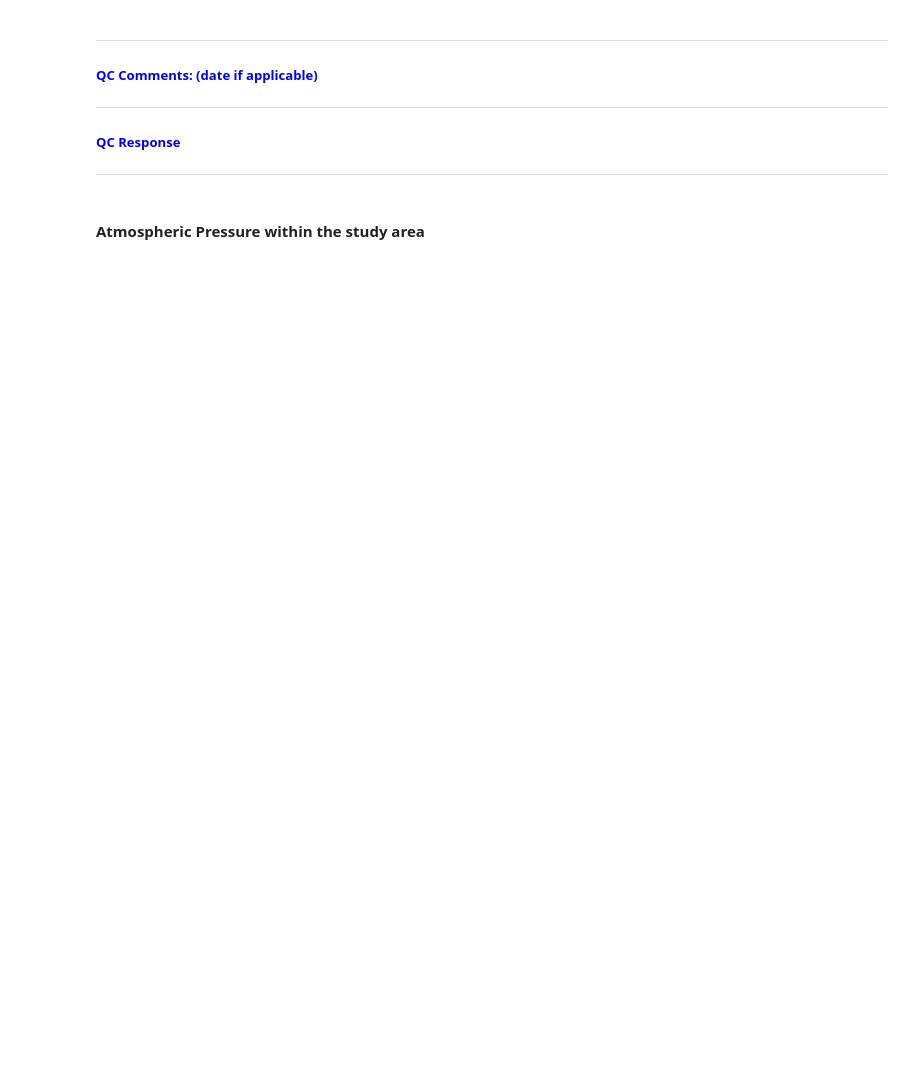
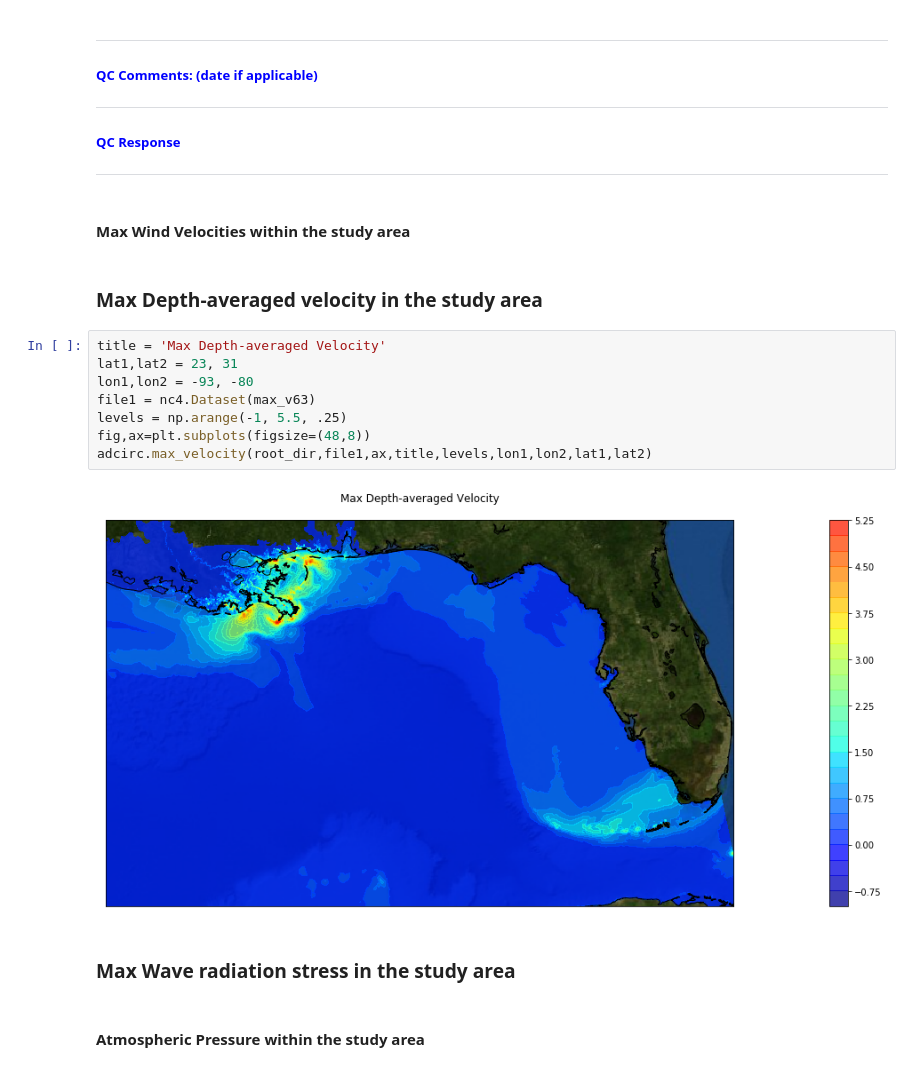
Before and after one commit to slawler/adcirc_prod, a Jupyter notebook: notebooks/Model_output.ipynb, the cells around one changed output. Saved outputs shown, nothing was run; the diff lists cells and outputs as text; blank space fills up the shorter version.

```diff
--- a/notebooks/Model_output.ipynb
+++ b/notebooks/Model_output.ipynb
@@ -100,6 +140,22 @@ HTML('<img width="800" height="600" src="GlobalVelocity.gif" frameborder="0" all
 
 ##### <font color='blue'>QC Response</font>
 ---
+# %% [markdown]
+#### Max Wind Velocities within the study area
+# %% [markdown]
+### Max Depth-averaged velocity in the study area
+# %%
+title = 'Max Depth-averaged Velocity'
+lat1,lat2 = 23, 31
+lon1,lon2 = -93, -80
+file1 = nc4.Dataset(max_v63)
+levels = np.arange(-1, 5.5, .25)
+fig,ax=plt.subplots(figsize=(48,8))
+adcirc.max_velocity(root_dir,file1,ax,title,levels,lon1,lon2,lat1,lat2)
+# %% [output]
+[figure, added]
+# %% [markdown]
+### Max Wave radiation stress in the study area
 # %% [markdown]
 #### Atmospheric Pressure within the study area
 # %%
```
Also changed, not shown: parts of 10 cells of this notebook, 3 other files.
